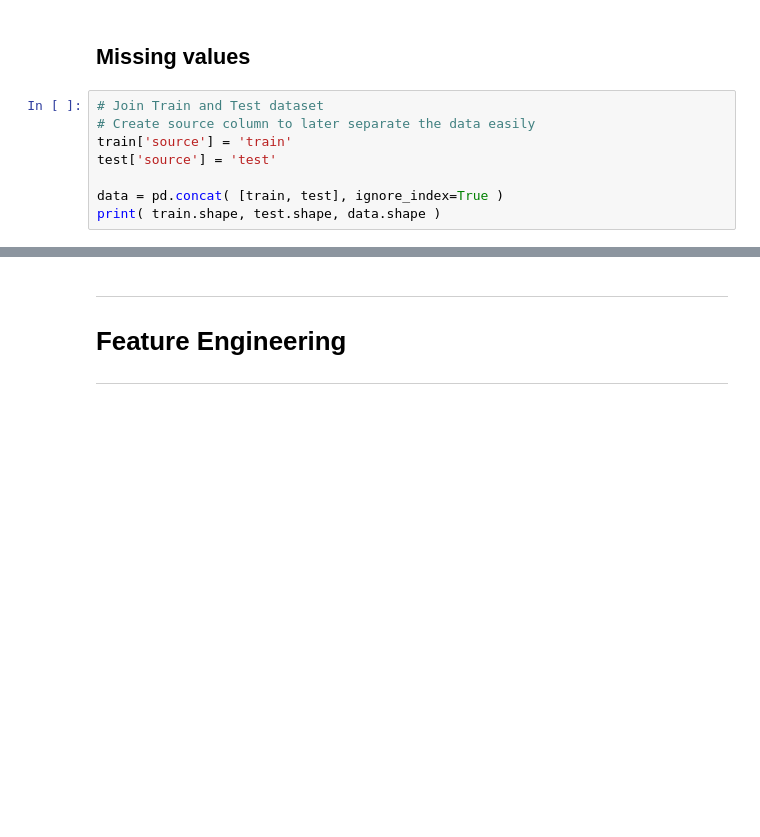
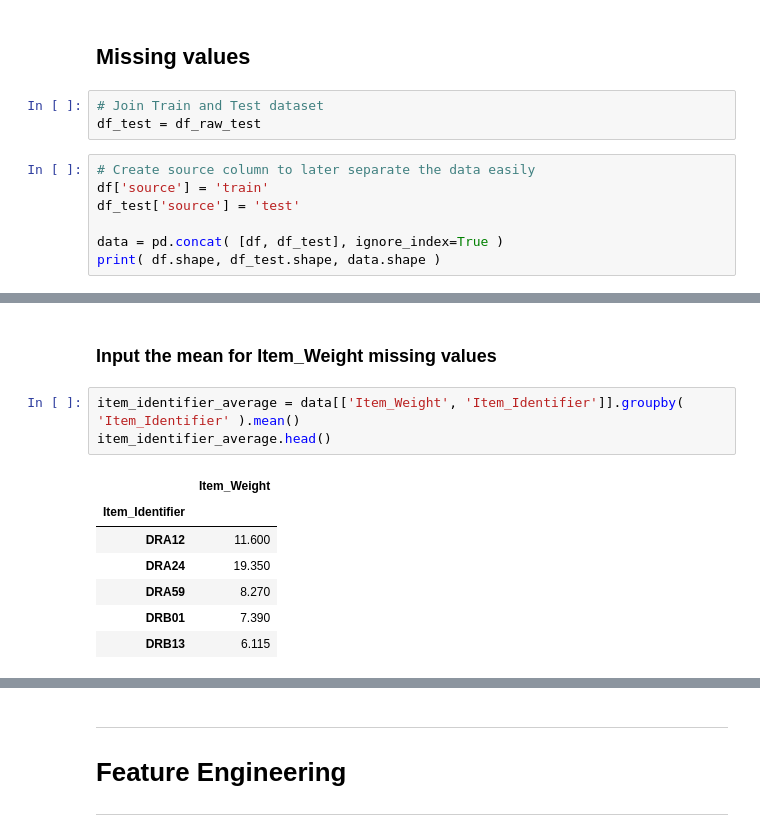
Before and after one commit to Meigarom/Big-Mart-Sales, a Jupyter notebook: Big_Mart_Sales_EDA.ipynb, the cells around one changed output, grey strips where cells are left out. Saved outputs shown, nothing was run; the diff lists cells and outputs as text; blank space fills up the shorter version.

Commit message:
finish impute missing values

```diff
--- a/Big_Mart_Sales_EDA.ipynb
+++ b/Big_Mart_Sales_EDA.ipynb
@@ -305,11 +315,13 @@ During the EDA we were able to take some conclusions regarding the first assumpt
 - There seems to be 1562 unique items only available in a single store.
 # %% [markdown]
 ## Missing values
+# %%
+# Join Train and Test dataset
+df_test = df_raw_test
 # %%
-# Join Train and Test dataset
 # Create source column to later separate the data easily
-train['source'] = 'train'
-test['source'] = 'test'
+df['source'] = 'train'
+df_test['source'] = 'test'
 
-data = pd.concat( [train, test], ignore_index=True )
-print( train.shape, test.shape, data.shape )
+data = pd.concat( [df, df_test], ignore_index=True )
+print( df.shape, df_test.shape, data.shape )
@@ -315,0 +348,13 @@ print( train.shape, test.shape, data.shape )
+# %% [markdown]
+### Input the mean for Item_Weight missing values
+# %%
+item_identifier_average = data[['Item_Weight', 'Item_Identifier']].groupby( 'Item_Identifier' ).mean()
+item_identifier_average.head()
+# %% [output]
+|  | Item_Weight |
+| Item_Identifier |  |
+| DRA12 | 11.600 |
+| DRA24 | 19.350 |
+| DRA59 | 8.270 |
+| DRB01 | 7.390 |
+| DRB13 | 6.115 |
```
Also changed, not shown: parts of 8 cells of this notebook.
